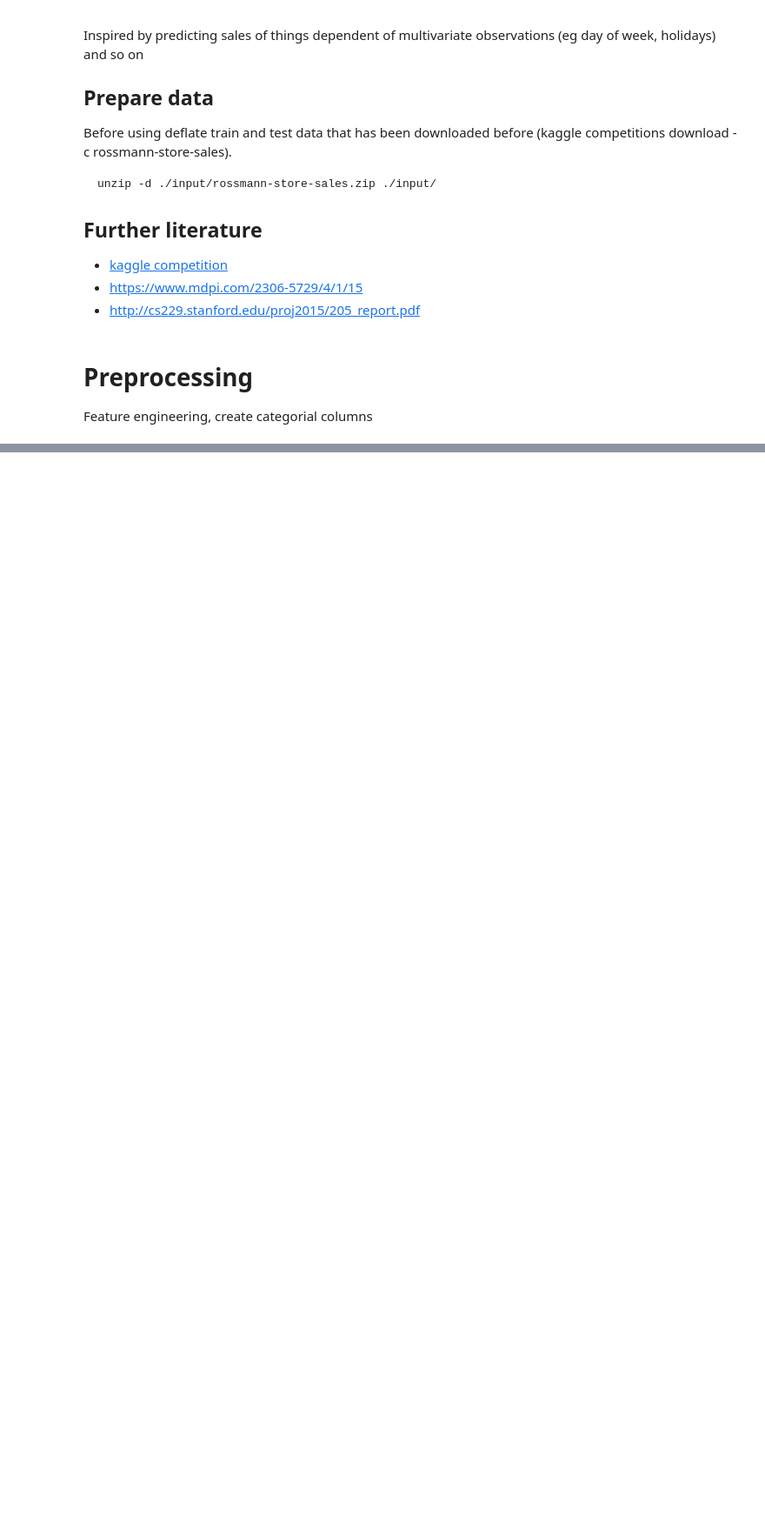
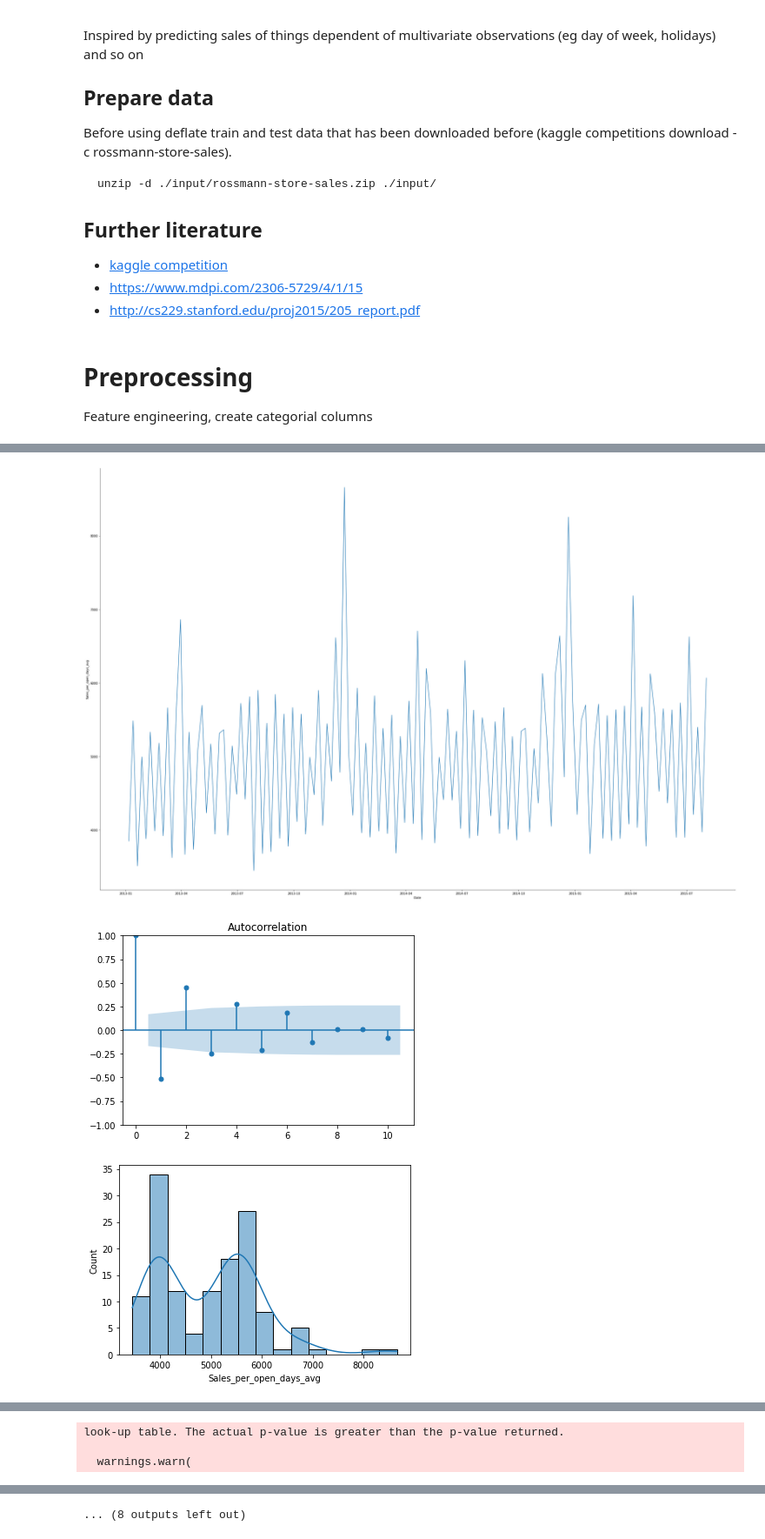
Before and after one commit to bruennijs/kaggle_rossmann_sales, a Jupyter notebook: regression_weekly.ipynb, the cells around one changed output, grey strips where cells are left out. Shown at 87% size. Saved outputs shown, nothing was run; the diff lists cells and outputs as text; code cells hidden in the pictures; blank space fills up the shorter version.

Commit message:
MOnthly - Add nonseasonal and seasonal

```diff
--- a/regression_weekly.ipynb
+++ b/regression_weekly.ipynb
@@ -57,0 +78,31 @@ memory usage: 57.2+ MB
+# %%
+from pandas.plotting import lag_plot
+import seaborn as sns
+import matplotlib.pyplot as plt
+
+# Grouped by Store
+df_train_stores = df_train.groupby(by=['Store'])
+#df_train_stores.Date.max()
+#df_train_stores.Date.min()
+df_X = df_train_stores.get_group(2).set_index('Date')
+sales_zero_idx = df_X[df_X['Sales'] == 0].index
+df_X = df_X.drop(sales_zero_idx)
+#df_X['2015-01-01':'2015-02-01'].tail(10)
+#df_X.head(10)
+
+def avg_sales_per_period(df: DataFrame) -> pd.Series:
+    df_copy = df.copy()
+    s_tmp: pd.Series = df['Sales'] / df['Open']
+    df_copy['Sales_per_open_days_avg'] = s_tmp.astype('int')
+    return df_copy
+
+
+# resample/groupby WEEK
+df_weekly_sum: DataFrame = df_X.resample("W").sum()
+df_weekly_sum['Year'] = df_weekly_sum.index.year
+df_weekly_sum['Week'] = df_weekly_sum.index.week
+#df_weekly_sum['Week'] = df_weekly_sum.index.map(lambda week: week.strftime('%m-%d'))
+df_weekly_sum = avg_sales_per_period(df_weekly_sum)
+df_weekly_sum.head(5)
+
+y_t = df_weekly_sum['Sales_per_open_days_avg']
@@ -207,0 +125,14 @@ ImportError: cannot import name 'call_cached_func' from 'statsmodels.compat.pand
+# %%
+from statsmodels.tsa.statespace.tools import diff
+
+plot_series_hist_acf_kpss(y_t, lags=10)
+
+y_t_diff = diff(series=y_t, k_diff=0, k_seasonal_diff=1, seasonal_periods=2)
+plot_series_hist_acf_kpss(y_t_diff, lags=12)
+
+y_t_diff = diff(series=y_t_diff, k_diff=1)
+plot_series_hist_acf_kpss(y_t_diff, lags=12)
+# %% [output]
+[figure, added]
+[figure, added]
+[figure, added]
@@ -207,0 +148,3 @@ ImportError: cannot import name 'call_cached_func' from 'statsmodels.compat.pand
+look-up table. The actual p-value is greater than the p-value returned.
+
+  warnings.warn(
@@ -207,0 +168 @@ ImportError: cannot import name 'call_cached_func' from 'statsmodels.compat.pand
+... (8 outputs left out)
```
Also changed, not shown: parts of 20 cells of this notebook.
